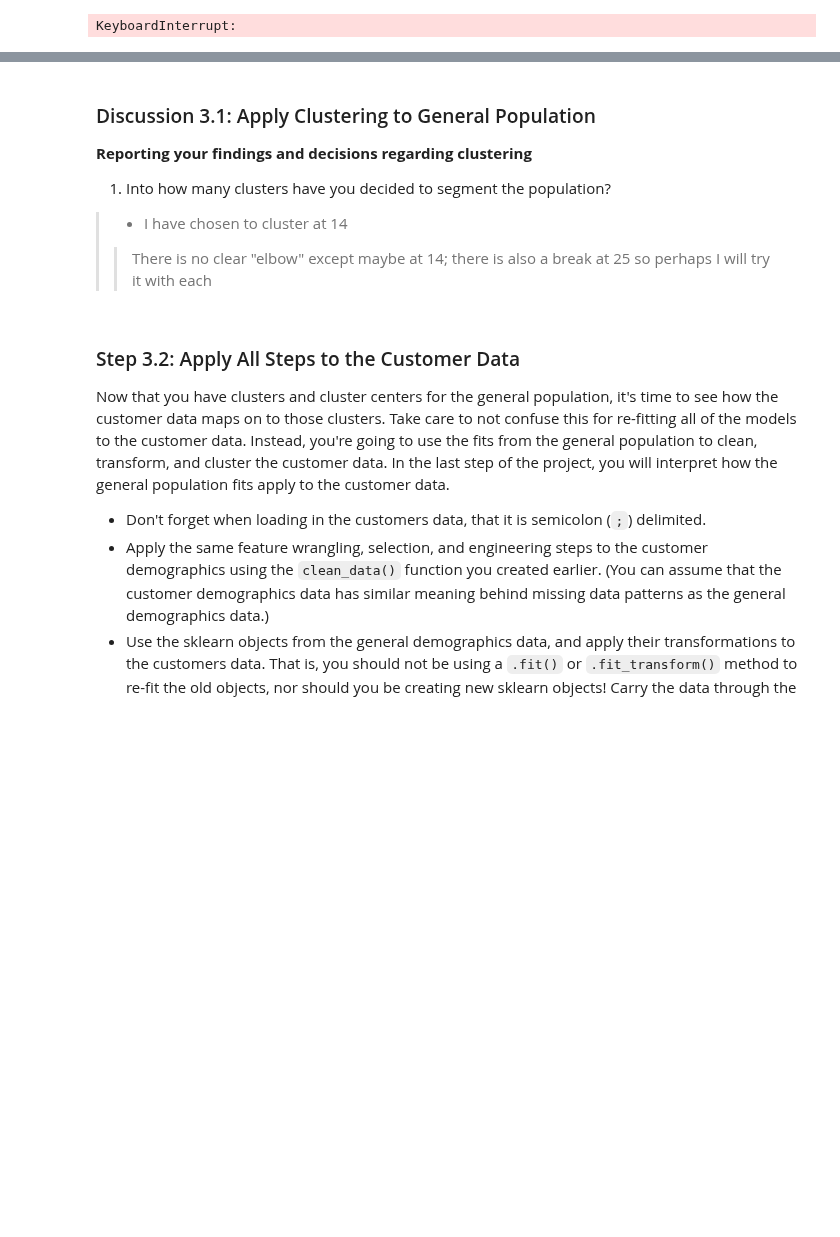
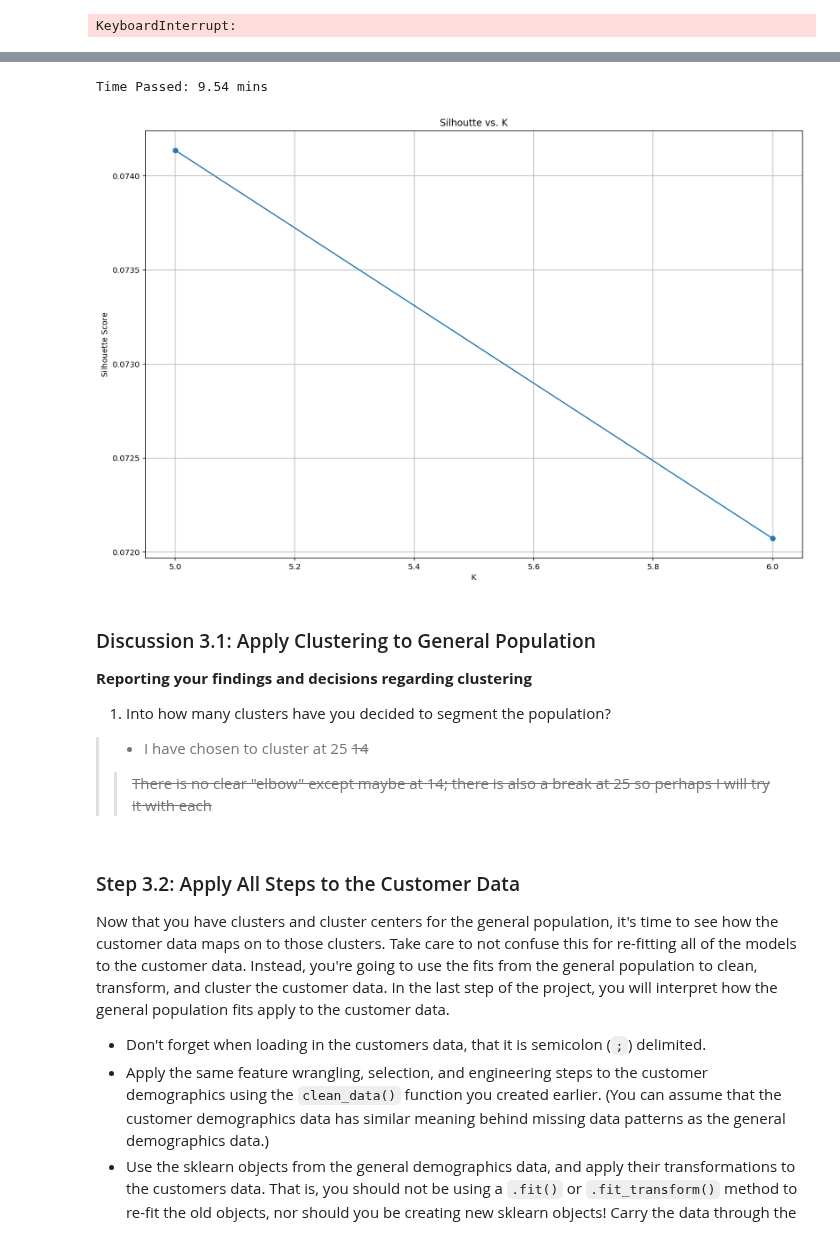
Before and after one commit to ChristopherDaigle/Udacity, a Jupyter notebook: IntroductionToMachineLearningProgram/Part4_UnsupervisedLearning/Project/Identify_Customer_Segments1.ipynb, the cells around one changed output, grey strips where cells are left out. Cells and saved outputs as stored; diff of their text form; code cells hidden in the pictures; blank space fills up the shorter version.

```diff
--- a/IntroductionToMachineLearningProgram/Part4_UnsupervisedLearning/Project/Identify_Customer_Segments1.ipynb
+++ b/IntroductionToMachineLearningProgram/Part4_UnsupervisedLearning/Project/Identify_Customer_Segments1.ipynb
@@ -1131,6 +1113,6 @@ scree_plot(pca)
 # %%
 # Re-apply PCA to the data while selecting for number of components to retain.
-pca = PCA(80)
+pca = PCA(50)
 pca_features = pca.fit_transform(df_scaled)
 # %% [markdown]
 ### Discussion 2.2: Perform Dimensionality Reduction
@@ -1342 +1323,24 @@ Time Passed: 3.72 mins
+# %%
+import time
+from sklearn.metrics import silhouette_score
+start_time = time.time()
+
+sil = []
+k_range = np.arange(5,7)
+
+for k in k_range:
+    kmeans = KMeans(n_clusters=k, random_state=10).fit_predict(pca_features_sample)
+    sil.append(np.abs(silhouette_score(pca_features_sample, kmeans)))
+
+plt.figure(figsize=(15, 10))
+plt.plot(k_range, sil, linestyle='-', marker='o')
+plt.grid()
+plt.xlabel('K')
+plt.ylabel('Silhouette Score')
+plt.title('Silhoutte vs. K')
+
+print('Time Passed: {} mins'.format(np.round(((time.time() - start_time)/60),2)))
+# %% [output]
+Time Passed: 9.54 mins
+[figure, added]
 # %%
@@ -1347,8 +1351,8 @@ kmeans_pred = kmeans.predict(pca_features)
 
 **Reporting your findings and decisions regarding clustering**
 1. Into how many clusters have you decided to segment the population?
-> * I have chosen to cluster at 14
->> There is no clear "elbow" except maybe at 14; there is also a break at 25 so perhaps I will try it with each
+> * I have chosen to cluster at 25 ~~14~~
+>> ~~There is no clear "elbow" except maybe at 14; there is also a break at 25 so perhaps I will try it with each~~
 # %% [markdown]
 ### Step 3.2: Apply All Steps to the Customer Data
 
```
Also changed, not shown: parts of 33 cells of this notebook.
